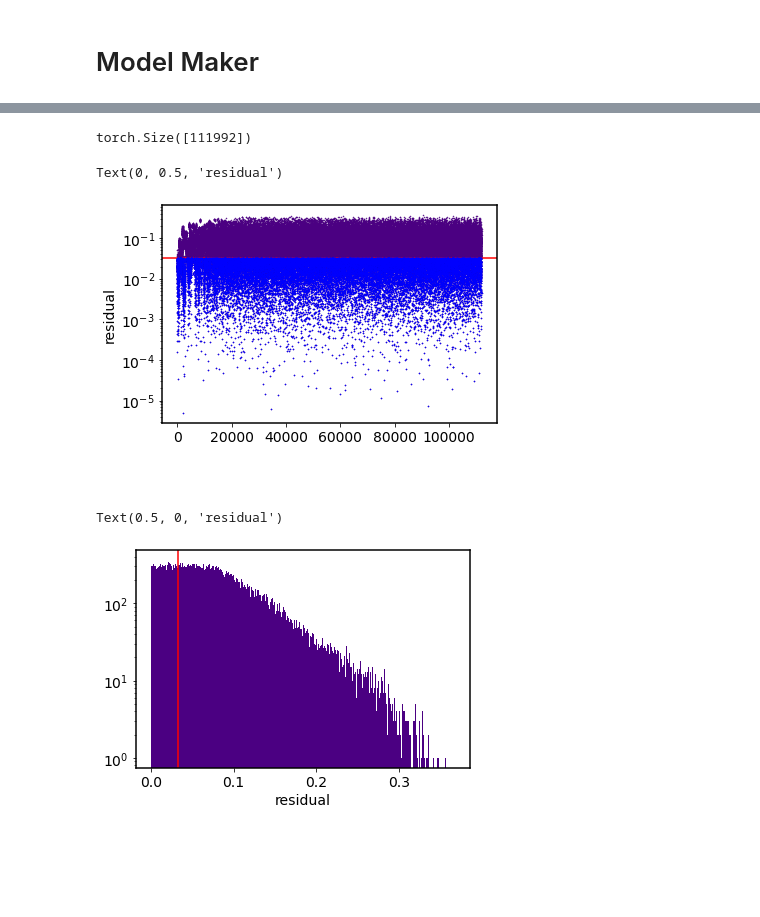
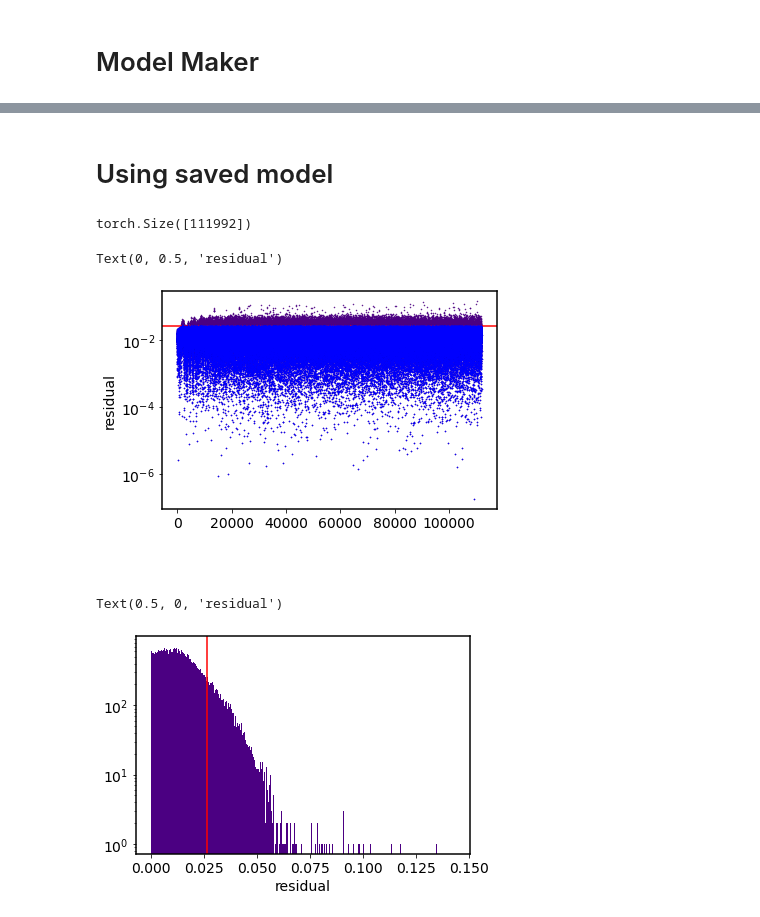
Before and after one commit to ispirovjr/Thesis-Project-Cosmic-Web, a Jupyter notebook: JupyterNotebooks/Model Tester.ipynb, the cells around one changed output, grey strips where cells are left out. Drawn from its saved outputs; the diff is of its cells as text; code cells hidden in the pictures; blank space fills up the shorter version.

Commit message:
Redid parts of notebooks to compartmentalize
Now model tester tests the model I have made to see precision
Moved cells from science notebook that don't belong

```diff
--- a/JupyterNotebooks/Model Tester.ipynb
+++ b/JupyterNotebooks/Model Tester.ipynb
@@ -180,12 +185,16 @@ def ratioLoss(out,tar):
     loss = l.abs().sum()
 
     return loss
+# %% [markdown]
+# Using saved model
 # %%
+sc = 3.75e4
+
 learning_rate = 1e-2 #sc/1e5
 epochs = 40
 bmark = 1e3/sc
 # %%
-GoodPath = "/Users/users/spirov/ThesisProject/Snapshots/BigmodelSnapshot.pt"
+GoodPath = "/Users/users/spirov/ThesisProject/Snapshots/EYOOOOOOO.pt"
 
 model =Unet() #BottleneckNetwork() # StraightNetwork() #
 model.load_state_dict(torch.load(GoodPath,map_location=torch.device('cpu')))
@@ -207,9 +216,9 @@ resid = (mod[0]-label).abs()
 
 plt.plot(resid,marker='.',linestyle='',markersize=1)
 
-plt.axhline(1e3/sc,c='r')
+plt.axhline(bmark,c='r')
 
-filt = resid<(1e3/sc)
+filt = resid<(bmark)
 
 plt.plot(np.arange(resid.size()[0])[filt],resid[filt],marker='.',linestyle='',markersize=1)
 
@@ -217,17 +226,17 @@ plt.yscale('log')
 plt.ylabel("residual")
 # %% [output]
 Text(0, 0.5, 'residual')
-[figure, old version]
+[figure, new version]
 # %% [markdown]
 ###
 # %%
 plt.hist(resid,1000)
 plt.yscale('log')
-plt.axvline(1e3/sc,c='r')
+plt.axvline(bmark,c='r')
 plt.xlabel('residual')
 # %% [output]
 Text(0.5, 0, 'residual')
-[figure, old version]
+[figure, new version]
 # %%
 b = 200
 
```
Also changed, not shown: parts of 43 cells of this notebook.
